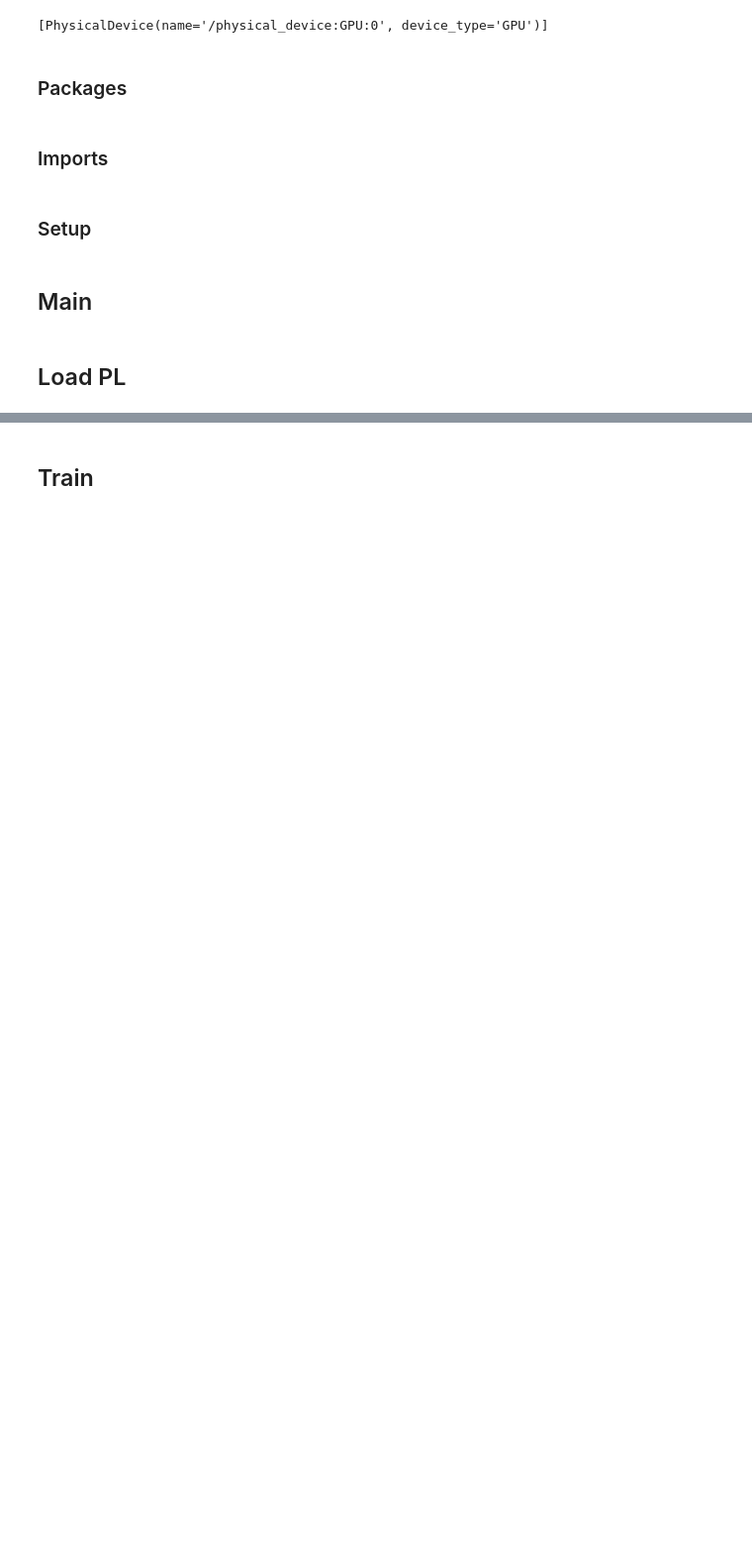
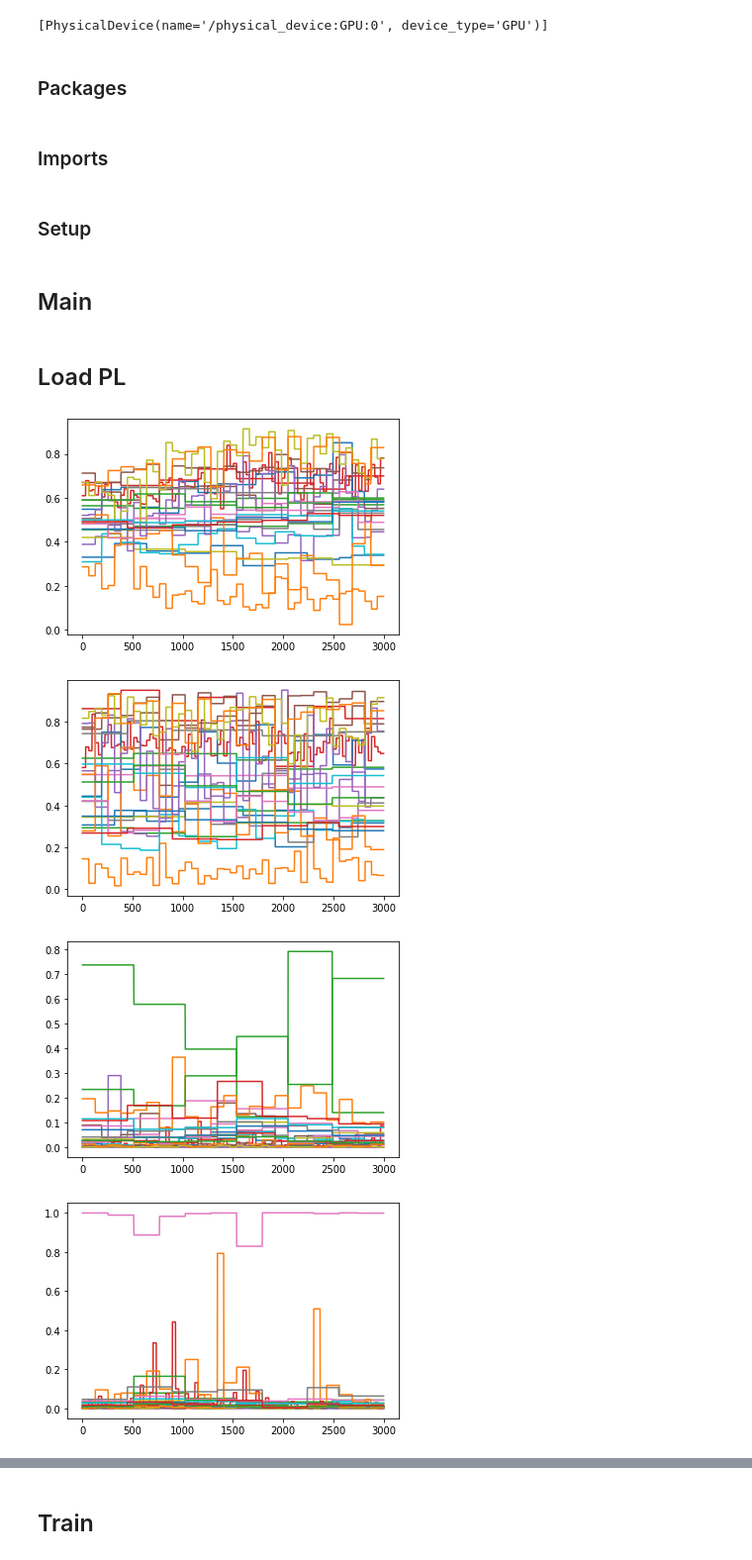
Before and after one commit to dathudeptrai/rfcx-kaggle, a Jupyter notebook: notebooks/Training PL.ipynb, the cells around one changed output, grey strips where cells are left out. Shown at 99% size. Drawn from its saved outputs; the diff is of its cells as text; code cells hidden in the pictures; blank space fills up the shorter version.

```diff
--- a/notebooks/Training PL.ipynb
+++ b/notebooks/Training PL.ipynb
@@ -168,7 +166,7 @@ log_folder = "../logs/"
 # %% [markdown]
 ## Load PL
 # %%
-pl_folder = LOG_PATH + "2021-01-31/12/"
+pl_folder = LOG_PATH + "2021-02-05/0/"
 # %%
 df_test = pd.read_csv(DATA_PATH + "sample_submission.csv")[["recording_id"]]
 df_test['is_test'] = True
@@ -198,0 +197,9 @@ PL_THRESHOLD = 0.95  # 0.95
+# %%
+for i in range(10):
+    plt.plot(df_pl['pl_fold_1'][i])
+    plt.show()
+# %% [output]
+[figure, added]
+[figure, added]
+[figure, added]
+[figure, added]
```
Also changed, not shown: parts of 6 cells of this notebook, 35 other files.
